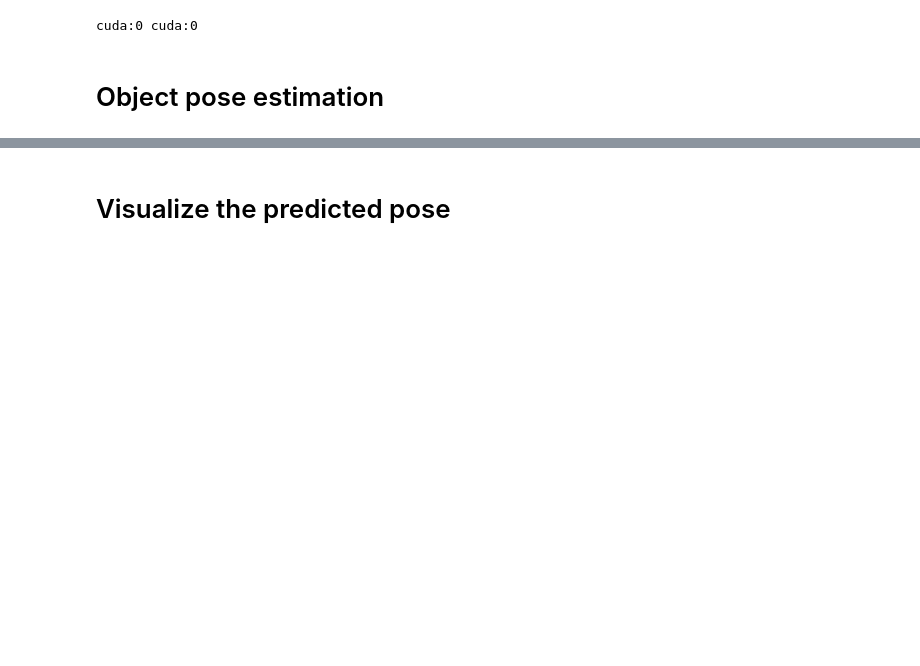
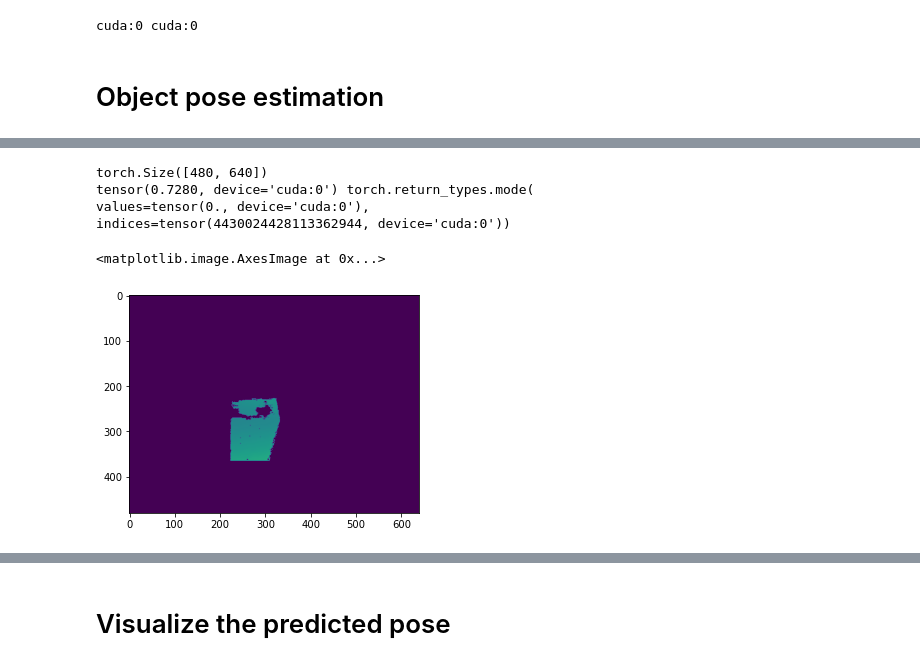
Before and after one commit to EternalGoldenBraid/pose_demo, a Jupyter notebook: example/prototype.ipynb, the cells around one changed output, grey strips where cells are left out. Saved outputs shown, nothing was run; the diff lists cells and outputs as text; code cells hidden in the pictures; blank space fills up the shorter version.

```diff
--- a/example/prototype.ipynb
+++ b/example/prototype.ipynb
@@ -311,0 +310,11 @@ tensor([[-0.6845, -0.7180,  0.1258],
+# %%
+print(tar_obj_depth.shape)
+print(tar_obj_depth.max(), tar_obj_depth.flatten().mode())
+plt.imshow(tar_obj_depth.cpu().numpy())
+# %% [output]
+torch.Size([480, 640])
+tensor(0.7280, device='cuda:0') torch.return_types.mode(
+values=tensor(0., device='cuda:0'),
+indices=tensor(4430024428113362944, device='cuda:0'))
+<matplotlib.image.AxesImage at 0x...>
+[figure, added]
```
Also changed, not shown: parts of 9 cells of this notebook, 13 other files.
